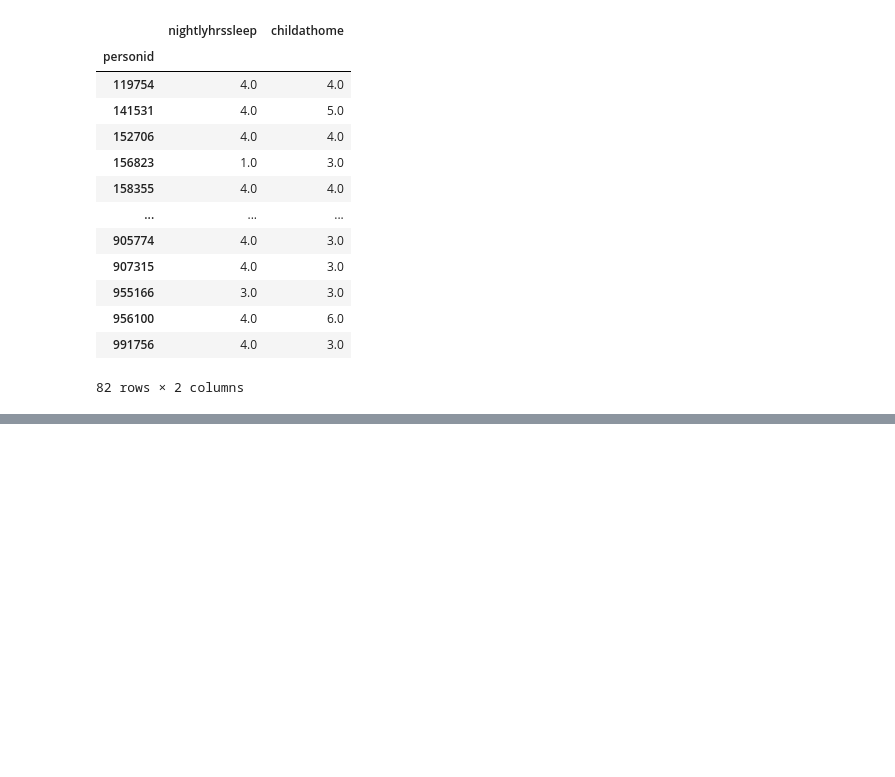
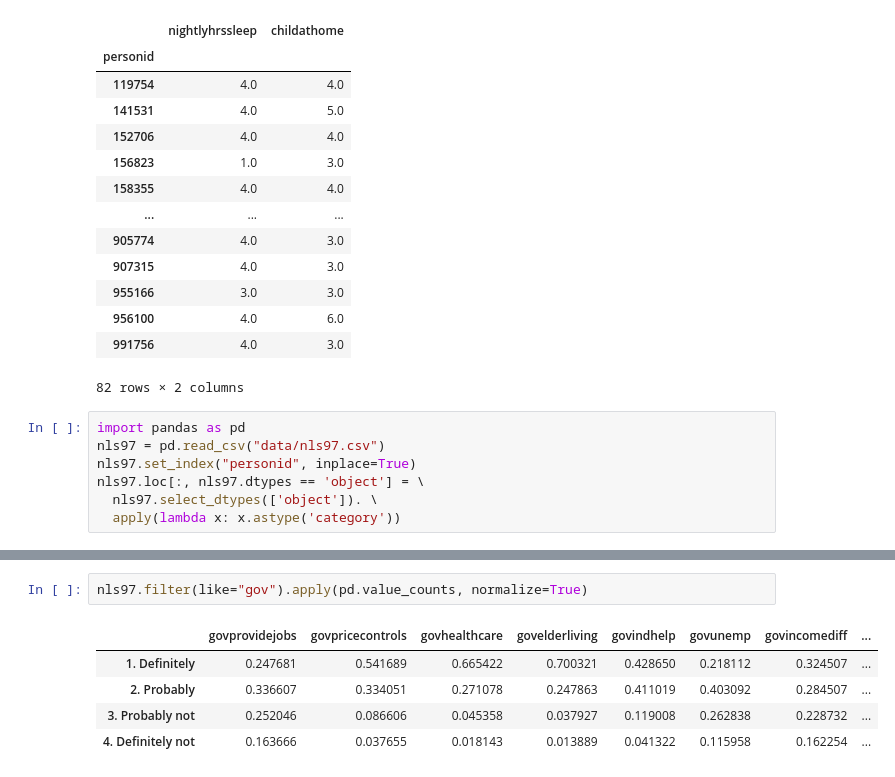
Before and after one commit to Mikma03/Python-Data-Cleaning, a Jupyter notebook: Chapter03/Chapter_3_practising.ipynb, the cells around one changed output, grey strips where cells are left out. Drawn from its saved outputs; the diff is of its cells as text; blank space fills up the shorter version.

```diff
--- a/Chapter03/Chapter_3_practising.ipynb
+++ b/Chapter03/Chapter_3_practising.ipynb
@@ -584,3 +584,10 @@ lowsleep3pluschildren
 | 956100 | 4.0 | 6.0 |
 | 991756 | 4.0 | 3.0 |
 82 rows × 2 columns
+# %%
+import pandas as pd
+nls97 = pd.read_csv("data/nls97.csv")
+nls97.set_index("personid", inplace=True)
+nls97.loc[:, nls97.dtypes == 'object'] = \
+  nls97.select_dtypes(['object']). \
+  apply(lambda x: x.astype('category'))
@@ -586,0 +643,8 @@ lowsleep3pluschildren
+# %%
+nls97.filter(like="gov").apply(pd.value_counts, normalize=True)
+# %% [output]
+|  | govprovidejobs | govpricecontrols | govhealthcare | govelderliving | govindhelp | govunemp | govincomediff | ... |
+| 1. Definitely | 0.247681 | 0.541689 | 0.665422 | 0.700321 | 0.428650 | 0.218112 | 0.324507 | ... |
+| 2. Probably | 0.336607 | 0.334051 | 0.271078 | 0.247863 | 0.411019 | 0.403092 | 0.284507 | ... |
+| 3. Probably not | 0.252046 | 0.086606 | 0.045358 | 0.037927 | 0.119008 | 0.262838 | 0.228732 | ... |
+| 4. Definitely not | 0.163666 | 0.037655 | 0.018143 | 0.013889 | 0.041322 | 0.115958 | 0.162254 | ... |
```
Also changed, not shown: parts of 16 cells of this notebook, 1 other file.
